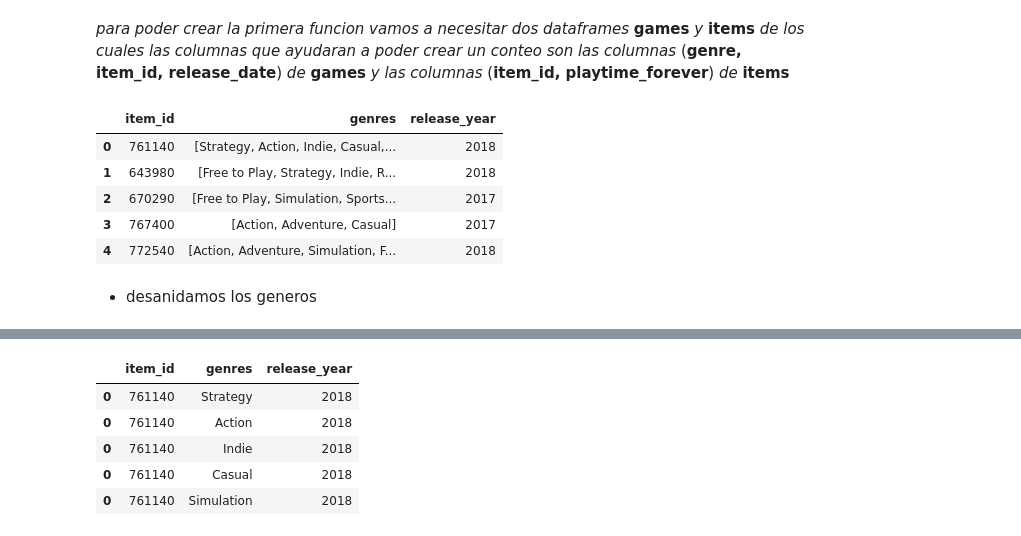
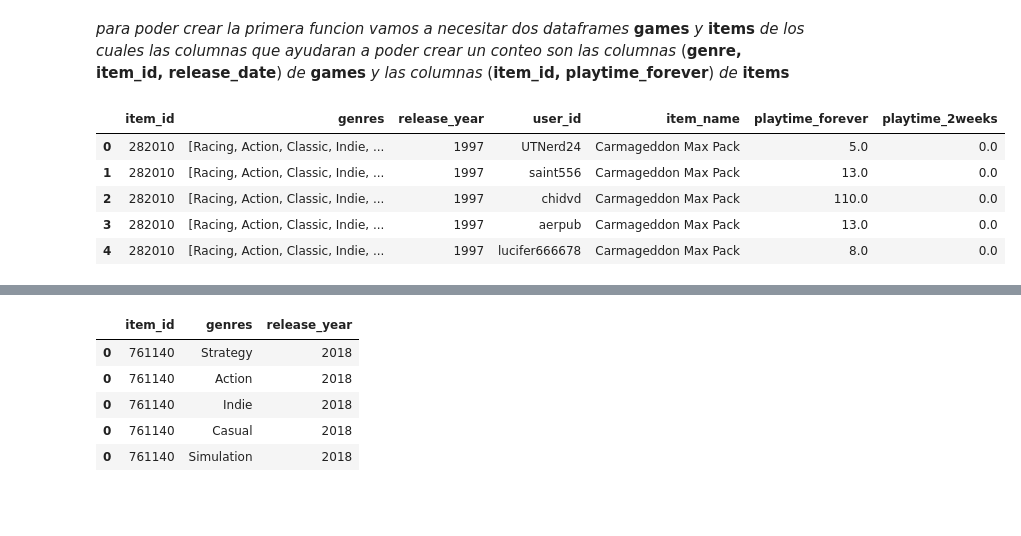
Before and after one commit to matiasbarriosled/PI1-MLOps, a Jupyter notebook: eda/EDA.ipynb, the cells around one changed output, grey strips where cells are left out. Cells and saved outputs as stored; diff of their text form; code cells hidden in the pictures; blank space fills up the shorter version.

```diff
--- a/eda/EDA.ipynb
+++ b/eda/EDA.ipynb
@@ -65,16 +66,3 @@ games.head()
 # %% [markdown]
 *para poder crear la primera funcion vamos a necesitar dos dataframes* **games** *y* **items**
 *de los cuales las columnas que ayudaran a poder crear un conteo son las columnas* (**genre, item_id, release_date**) *de* **games** *y las columnas* (**item_id, playtime_forever**) *de* **items**
-# %%
-games = games.rename(columns={'id':'item_id'})
-datos_games = games[['item_id','genres','release_year']]
-datos_games.head()
-# %% [output]
-|  | item_id | genres | release_year |
-| 0 | 761140 | [Strategy, Action, Indie, Casual,... | 2018 |
-| 1 | 643980 | [Free to Play, Strategy, Indie, R... | 2018 |
-| 2 | 670290 | [Free to Play, Simulation, Sports... | 2017 |
-| 3 | 767400 | [Action, Adventure, Casual] | 2017 |
-| 4 | 772540 | [Action, Adventure, Simulation, F... | 2018 |
-# %% [markdown]
-* desanidamos los generos
@@ -80,0 +75,9 @@ datos_games.head()
+# %%
+items_games.head()
+# %% [output]
+|  | item_id | genres | release_year | user_id | item_name | playtime_forever | playtime_2weeks |
+| 0 | 282010 | [Racing, Action, Classic, Indie, ... | 1997 | UTNerd24 | Carmageddon Max Pack | 5.0 | 0.0 |
+| 1 | 282010 | [Racing, Action, Classic, Indie, ... | 1997 | saint556 | Carmageddon Max Pack | 13.0 | 0.0 |
+| 2 | 282010 | [Racing, Action, Classic, Indie, ... | 1997 | chidvd | Carmageddon Max Pack | 110.0 | 0.0 |
+| 3 | 282010 | [Racing, Action, Classic, Indie, ... | 1997 | aerpub | Carmageddon Max Pack | 13.0 | 0.0 |
+| 4 | 282010 | [Racing, Action, Classic, Indie, ... | 1997 | lucifer666678 | Carmageddon Max Pack | 8.0 | 0.0 |
```
Also changed, not shown: parts of 18 cells of this notebook, 3 other files.
